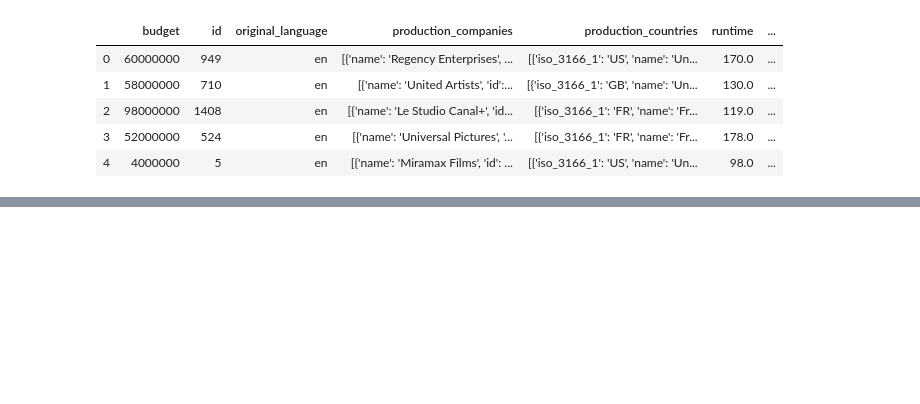
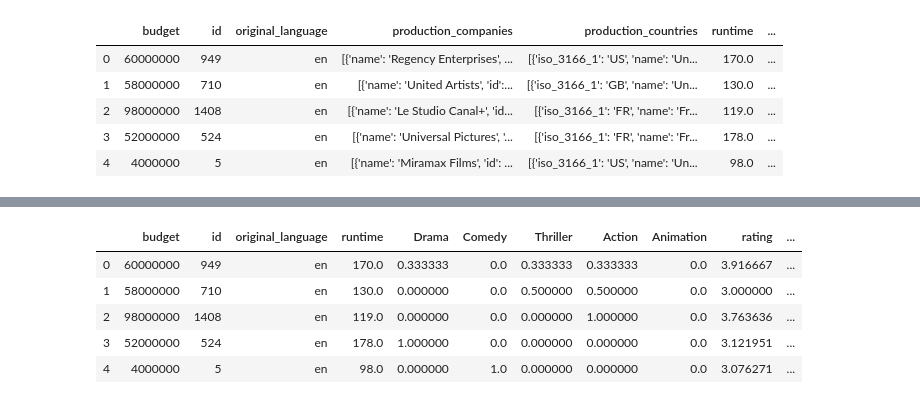
Before and after one commit to janapfeffer/DM_Project_MoviePrediction, a Jupyter notebook: Regression Preprocessing.ipynb, the cells around one changed output, grey strips where cells are left out. Cells and saved outputs as stored; diff of their text form; code cells hidden in the pictures; blank space fills up the shorter version.

```diff
--- a/Regression Preprocessing.ipynb
+++ b/Regression Preprocessing.ipynb
@@ -180,3 +180,42 @@ df_joined.head(5)
 | 2 | 98000000 | 1408 | en | [{'name': 'Le Studio Canal+', 'id... | [{'iso_3166_1': 'FR', 'name': 'Fr... | 119.0 | ... |
 | 3 | 52000000 | 524 | en | [{'name': 'Universal Pictures', '... | [{'iso_3166_1': 'FR', 'name': 'Fr... | 178.0 | ... |
 | 4 | 4000000 | 5 | en | [{'name': 'Miramax Films', 'id': ... | [{'iso_3166_1': 'US', 'name': 'Un... | 98.0 | ... |
+# %%
+import json
+pattern1 = "{'name': '([a-zA-Z ]*)'"
+pattern2 = "'name': '([a-zA-Z ]*)'"
+
+df_joined['productionCompanies'] = ""
+df_joined['productionCountries'] = ""
+df_joined['spokenLanguages'] = ""
+for index, row in df_joined.iterrows():
+    companies = []
+    countries = []
+    lang = []
+
+    text1 = row.production_companies
+    liste1 = text1.split("}")
+    for i in liste1:
+        tmp_name = re.search(pattern1, i)
+        if tmp_name != None:
+            companies.append(tmp_name.group(1))
+    df_joined.set_value(index, 'productionCompanies', ', '.join(map(str, companies)))
+
+    text2 = row.production_countries
+    liste2 = text2.split("}")
+    for i in liste2:
+        tmp_name = re.search(pattern2, i)
+        if tmp_name != None:
+            countries.append(tmp_name.group(1))
+    df_joined.set_value(index, 'productionCountries', ', '.join(map(str, countries)))
+
+    text3 = row.spoken_languages
+    liste3 = text3.split("}")
+    for i in liste3:
+        tmp_name = re.search(pattern2, i)
+        if tmp_name != None:
+            lang.append(tmp_name.group(1))
+    df_joined.set_value(index, 'spokenLanguages', ', '.join(map(str, lang)))
+
+
+df_joined.head(5)
@@ -182,0 +230,10 @@ df_joined.head(5)
+# %%
+df_joined = df_joined.drop(columns=['production_companies','production_countries','spoken_languages'])
+df_joined.head(5)
+# %% [output]
+|  | budget | id | original_language | runtime | Drama | Comedy | Thriller | Action | Animation | rating | ... |
+| 0 | 60000000 | 949 | en | 170.0 | 0.333333 | 0.0 | 0.333333 | 0.333333 | 0.0 | 3.916667 | ... |
+| 1 | 58000000 | 710 | en | 130.0 | 0.000000 | 0.0 | 0.500000 | 0.500000 | 0.0 | 3.000000 | ... |
+| 2 | 98000000 | 1408 | en | 119.0 | 0.000000 | 0.0 | 0.000000 | 1.000000 | 0.0 | 3.763636 | ... |
+| 3 | 52000000 | 524 | en | 178.0 | 1.000000 | 0.0 | 0.000000 | 0.000000 | 0.0 | 3.121951 | ... |
+| 4 | 4000000 | 5 | en | 98.0 | 0.000000 | 1.0 | 0.000000 | 0.000000 | 0.0 | 3.076271 | ... |
```
Also changed, not shown: parts of 1 cell of this notebook.
